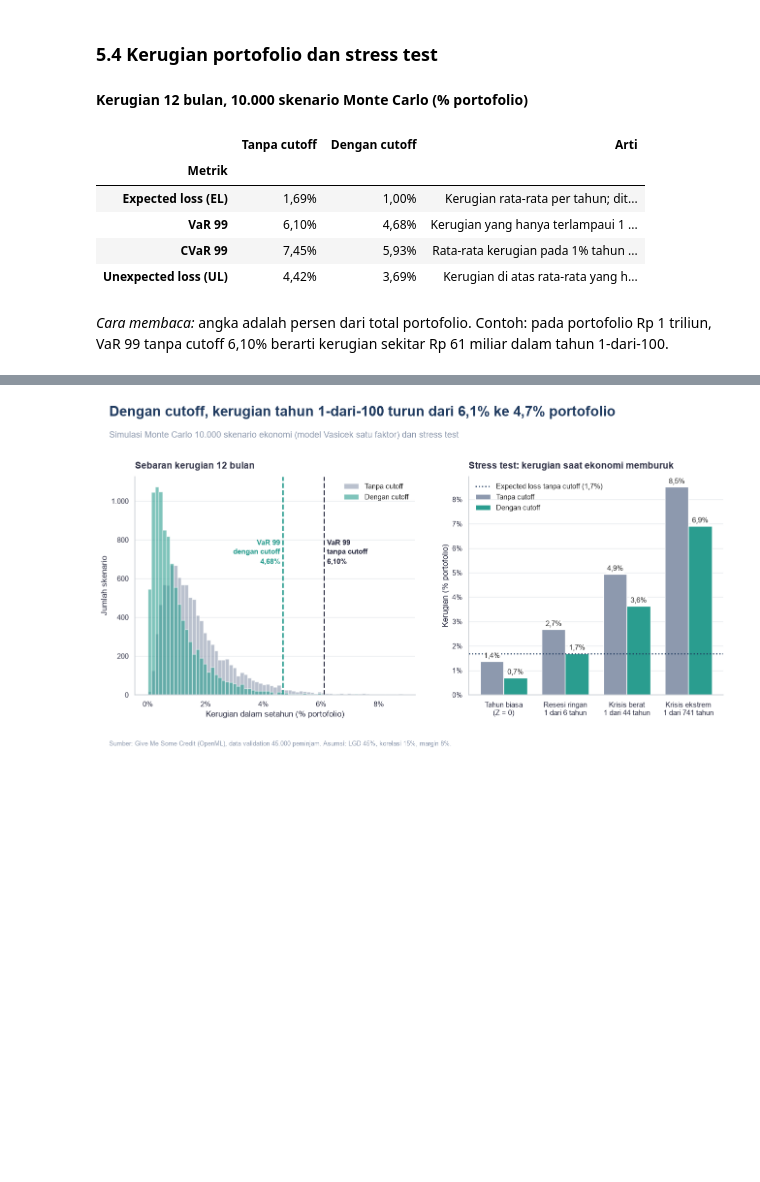
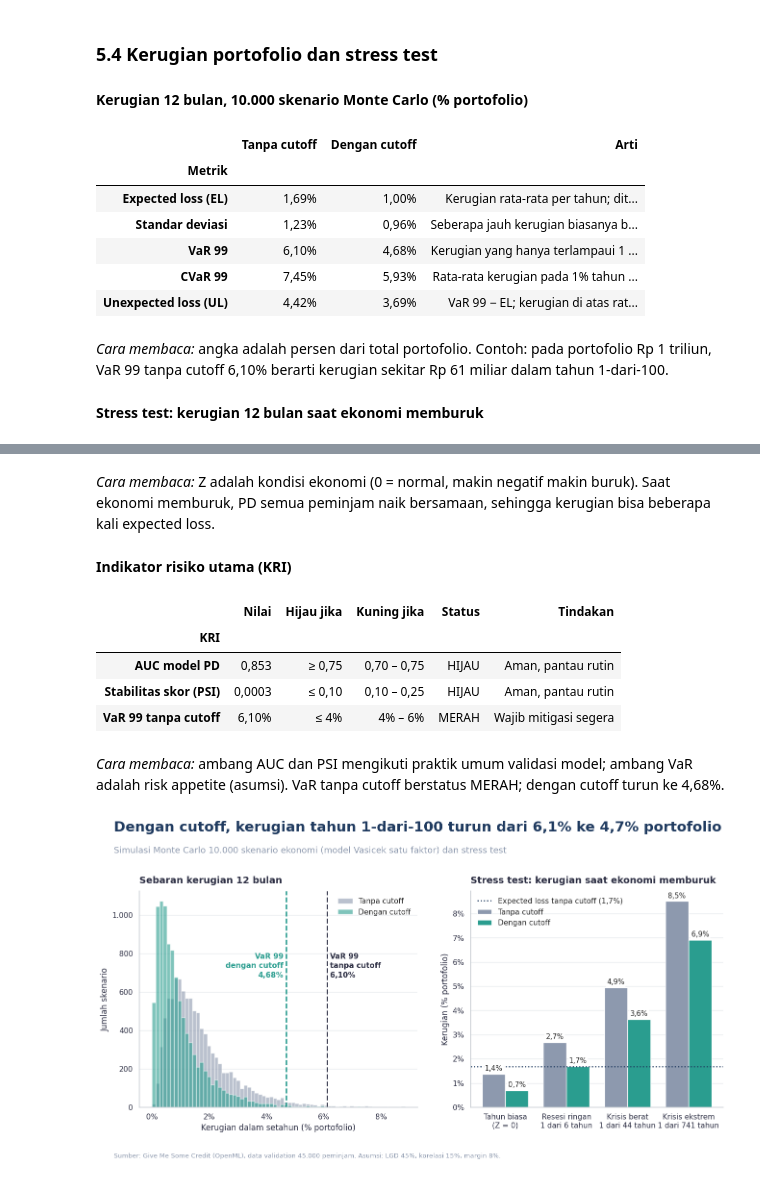
Before and after one commit to aldo02032004/credit-risk-model, a Jupyter notebook: credit_risk_model.ipynb, the cells around one changed output, grey strips where cells are left out. Drawn from its saved outputs; the diff is of its cells as text; code cells hidden in the pictures; blank space fills up the shorter version.

```diff
--- a/credit_risk_model.ipynb
+++ b/credit_risk_model.ipynb
@@ -186,7 +190,7 @@ def loss(z, book):                                                  # rugi sebag
 
 def metrics(c):
     var = np.quantile(c, P["conf"])
-    return pd.Series({"EL": c.mean(), "VaR 99": var, "CVaR 99": c[c >= var].mean(), "UL = VaR − EL": var - c.mean()})
+    return pd.Series({"EL": c.mean(), "Std": c.std(), "VaR 99": var, "CVaR 99": c[c >= var].mean(), "UL = VaR − EL": var - c.mean()})
 
 Z = np.random.default_rng(P["seed"]).standard_normal(P["n_sims"])   # seed sama → skenario sama untuk dua kebijakan
 lolos = port[port.lolos]
@@ -195,19 +199,22 @@ m = pd.DataFrame({"Tanpa cutoff": metrics(L), "Dengan cutoff": metrics(L_cut)})
 
 stres = pd.DataFrame({"Z": [0, -1, -2, -3]}, index=["Median", "Ringan", "Berat", "Ekstrem"])
 stres["1 dari N tahun"] = 1 / norm.cdf(stres.Z)
+stres["PD12 rata-rata"] = [loss(z, port).item() / P["lgd"] for z in stres.Z]
 stres["Rugi tanpa cutoff"] = [loss(z, port).item() for z in stres.Z]
 stres["Rugi dengan cutoff"] = [loss(z, lolos).item() for z in stres.Z]
+stres["Rugi / EL"] = stres["Rugi tanpa cutoff"] / m.loc["EL", "Tanpa cutoff"]
 
 cut = pd.Series({
     "Approval rate": port.lolos.mean(), "Bad rate aktual, semua": port.default.mean(),
     "Bad rate aktual, lolos": lolos.default.mean(), "Bad rate aktual, ditolak": port[~port.lolos].default.mean(),
+    "EL tanpa cutoff": m.loc["EL", "Tanpa cutoff"], "EL dengan cutoff": m.loc["EL", "Dengan cutoff"],
 })
 
 # KRI: (nilai, batas hijau, batas kuning); AUC dibalik tanda karena makin tinggi makin baik
 kri = pd.DataFrame([
     ("AUC model PD",       val.AUC["Logistik"],  0.75, 0.70, -1),   # batas umum validasi model
-    ("Stabilitas skor (PSI)", val["PSI dev→val"]["Logistik"], 0.10, 0.25, 1),   # konvensi PSI industri
-    ("VaR 99 tanpa cutoff", m.loc["VaR 99", "Tanpa cutoff"], 0.04, 0.06, 1),   # risk appetite (asumsi)
+    ("PSI skor dev → val", val["PSI dev→val"]["Logistik"], 0.10, 0.25, 1),   # konvensi PSI industri
+    ("VaR 99 (% portofolio)", m.loc["VaR 99", "Tanpa cutoff"], 0.04, 0.06, 1),   # risk appetite (asumsi)
 ], columns=["KRI", "nilai", "hijau", "kuning", "arah"]).set_index("KRI")
 kri["status"] = [status(r.arah * r.nilai, r.arah * r.hijau, r.arah * r.kuning) for r in kri.itertuples()]
 
@@ -365,14 +476,38 @@ fig.savefig("images/03_cutoff.png"); plt.show()
 tampil("Kerugian 12 bulan, 10.000 skenario Monte Carlo (% portofolio)", pd.DataFrame([
     (lab, pct(mt[k], 2), pct(mc[k], 2), arti) for lab, k, arti in [
         ("Expected loss (EL)", "EL", "Kerugian rata-rata per tahun; ditutup oleh cadangan (CKPN)"),
+        ("Standar deviasi", "Std", "Seberapa jauh kerugian biasanya bergeser dari rata-rata"),
         ("VaR 99", "VaR 99", "Kerugian yang hanya terlampaui 1 dari 100 tahun"),
         ("CVaR 99", "CVaR 99", "Rata-rata kerugian pada 1% tahun terburuk"),
-        ("Unexpected loss (UL)", "UL = VaR − EL", "Kerugian di atas rata-rata yang harus ditutup modal")]
+        ("Unexpected loss (UL)", "UL = VaR − EL", "VaR 99 − EL; kerugian di atas rata-rata yang harus ditutup modal")]
 ], columns=["Metrik", "Tanpa cutoff", "Dengan cutoff", "Arti"]).set_index("Metrik"),
     "angka adalah persen dari total portofolio. Contoh: pada portofolio Rp 1 triliun, VaR 99 tanpa cutoff "
     f"{pct(mt['VaR 99'], 2)} berarti kerugian sekitar Rp {num(mt['VaR 99'] * 1000, 0)} miliar dalam tahun 1-dari-100.")
 
 nama_skenario = {"Median": "Tahun biasa", "Ringan": "Resesi ringan", "Berat": "Krisis berat", "Ekstrem": "Krisis ekstrem"}
+tampil("Stress test: kerugian 12 bulan saat ekonomi memburuk", pd.DataFrame({
+    "Faktor ekonomi Z": stres.Z.values,
+    "Seberapa sering": [("Separuh tahun lebih buruk" if z == 0 else f"1 dari {num(n, 0)} tahun")
+                        for z, n in zip(stres.Z, stres["1 dari N tahun"])],
+    "PD 12 bulan rata-rata": stres["PD12 rata-rata"].map(pct).values,
+    "Rugi tanpa cutoff": stres["Rugi tanpa cutoff"].map(lambda x: pct(x, 2)).values,
+    "Rugi dengan cutoff": stres["Rugi dengan cutoff"].map(lambda x: pct(x, 2)).values,
+    "Kelipatan EL": stres["Rugi / EL"].map(lambda x: f"{num(x, 1)}×").values,
+}, index=pd.Index(stres.index.map(nama_skenario), name="Skenario")),
+    "Z adalah kondisi ekonomi (0 = normal, makin negatif makin buruk). Saat ekonomi memburuk, PD semua peminjam naik "
+    "bersamaan, sehingga kerugian bisa beberapa kali expected loss.")
+
+ambang = [lambda x: num(x, 2), lambda x: num(x, 2), lambda x: pct(x, 0)]
+tampil("Indikator risiko utama (KRI)", pd.DataFrame({
+    "Nilai": nilai_kri,
+    "Hijau jika": [("≥ " if r.arah < 0 else "≤ ") + f(r.hijau) for r, f in zip(kri.itertuples(), ambang)],
+    "Kuning jika": [f"{f(min(r.hijau, r.kuning))} – {f(max(r.hijau, r.kuning))}" for r, f in zip(kri.itertuples(), ambang)],
+    "Status": kri.status.values,
+    "Tindakan": kri.status.map(tindakan).values,
+}, index=pd.Index(kri.index.map(nama_kri), name="KRI")),
+    f"ambang AUC dan PSI mengikuti praktik umum validasi model; ambang VaR adalah risk appetite (asumsi). "
+    f"VaR tanpa cutoff berstatus {kri.status.iloc[2]}; dengan cutoff turun ke {pct(mc['VaR 99'], 2)}.")
+
 fig = slide(f"Dengan cutoff, kerugian tahun 1-dari-100 turun dari {pct(mt['VaR 99'])} ke {pct(mc['VaR 99'])} portofolio",
             f"Simulasi Monte Carlo {num(P['n_sims'], 0)} skenario ekonomi (model Vasicek satu faktor) dan stress test")
 ax = fig.subplots(1, 2, gridspec_kw={"width_ratios": [1.1, 1]})
@@ -407,7 +542,9 @@ fig.savefig("images/04_kerugian.png"); plt.show()
 |  | Tanpa cutoff | Dengan cutoff | Arti |
 | Metrik |  |  |  |
 | Expected loss (EL) | 1,69% | 1,00% | Kerugian rata-rata per tahun; dit... |
+| Standar deviasi | 1,23% | 0,96% | Seberapa jauh kerugian biasanya b... |
 | VaR 99 | 6,10% | 4,68% | Kerugian yang hanya terlampaui 1 ... |
 | CVaR 99 | 7,45% | 5,93% | Rata-rata kerugian pada 1% tahun ... |
-| Unexpected loss (UL) | 4,42% | 3,69% | Kerugian di atas rata-rata yang h... |
+| Unexpected loss (UL) | 4,42% | 3,69% | VaR 99 − EL; kerugian di atas rat... |
 *Cara membaca:* angka adalah persen dari total portofolio. Contoh: pada portofolio Rp 1 triliun, VaR 99 tanpa cutoff 6,10% berarti kerugian sekitar Rp 61 miliar dalam tahun 1-dari-100.
+**Stress test: kerugian 12 bulan saat ekonomi memburuk**
@@ -414 +557,9 @@ fig.savefig("images/04_kerugian.png"); plt.show()
+*Cara membaca:* Z adalah kondisi ekonomi (0 = normal, makin negatif makin buruk). Saat ekonomi memburuk, PD semua peminjam naik bersamaan, sehingga kerugian bisa beberapa kali expected loss.
+**Indikator risiko utama (KRI)**
+|  | Nilai | Hijau jika | Kuning jika | Status | Tindakan |
+| KRI |  |  |  |  |  |
+| AUC model PD | 0,853 | ≥ 0,75 | 0,70 – 0,75 | HIJAU | Aman, pantau rutin |
+| Stabilitas skor (PSI) | 0,0003 | ≤ 0,10 | 0,10 – 0,25 | HIJAU | Aman, pantau rutin |
+| VaR 99 tanpa cutoff | 6,10% | ≤ 4% | 4% – 6% | MERAH | Wajib mitigasi segera |
+*Cara membaca:* ambang AUC dan PSI mengikuti praktik umum validasi model; ambang VaR adalah risk appetite (asumsi). VaR tanpa cutoff berstatus MERAH; dengan cutoff turun ke 4,68%.
-[figure, old version]
+[figure, new version]
```
Also changed, not shown: parts of 6 cells of this notebook.
